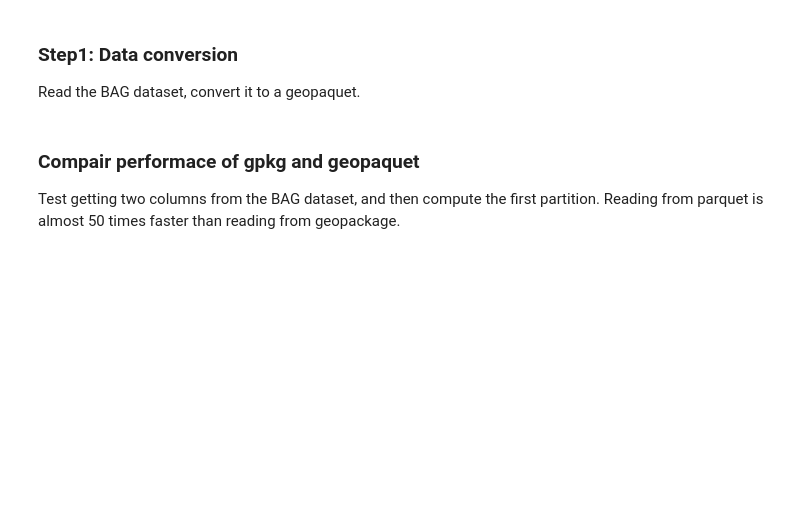
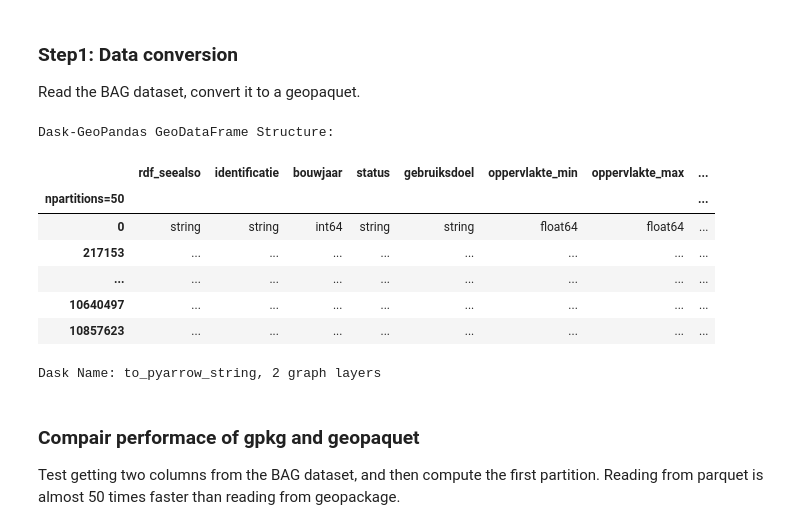
Before and after one commit to MotionbyLearning/example_scripts, a Jupyter notebook: stac_catalog/step1_format_conversion.ipynb, the cells around one changed output. Saved outputs shown, nothing was run; the diff lists cells and outputs as text; code cells hidden in the pictures; blank space fills up the shorter version.

```diff
--- a/stac_catalog/format_conversion.ipynb
+++ b/stac_catalog/step1_format_conversion.ipynb
@@ -9,6 +9,16 @@ from datetime import datetime
 import dask_geopandas as dg
 # %%
 # Get metadata
-data_BAG = dg.read_file('../data/downloaded/BAG/bag-light-NL.gpkg', npartitions=50)
+data_BAG = dg.read_file('./download/bag-light-NL.gpkg', npartitions=50)
 data_BAG
+# %% [output]
+Dask-GeoPandas GeoDataFrame Structure:
+|  | rdf_seealso | identificatie | bouwjaar | status | gebruiksdoel | oppervlakte_min | oppervlakte_max | ... |
+| npartitions=50 |  |  |  |  |  |  |  | ... |
+| 0 | string | string | int64 | string | string | float64 | float64 | ... |
+| 217153 | ... | ... | ... | ... | ... | ... | ... | ... |
+| ... | ... | ... | ... | ... | ... | ... | ... | ... |
+| 10640497 | ... | ... | ... | ... | ... | ... | ... | ... |
+| 10857623 | ... | ... | ... | ... | ... | ... | ... | ... |
+Dask Name: to_pyarrow_string, 2 graph layers
 # %%
```
Also changed, not shown: parts of 13 cells of this notebook, 3 other files.
